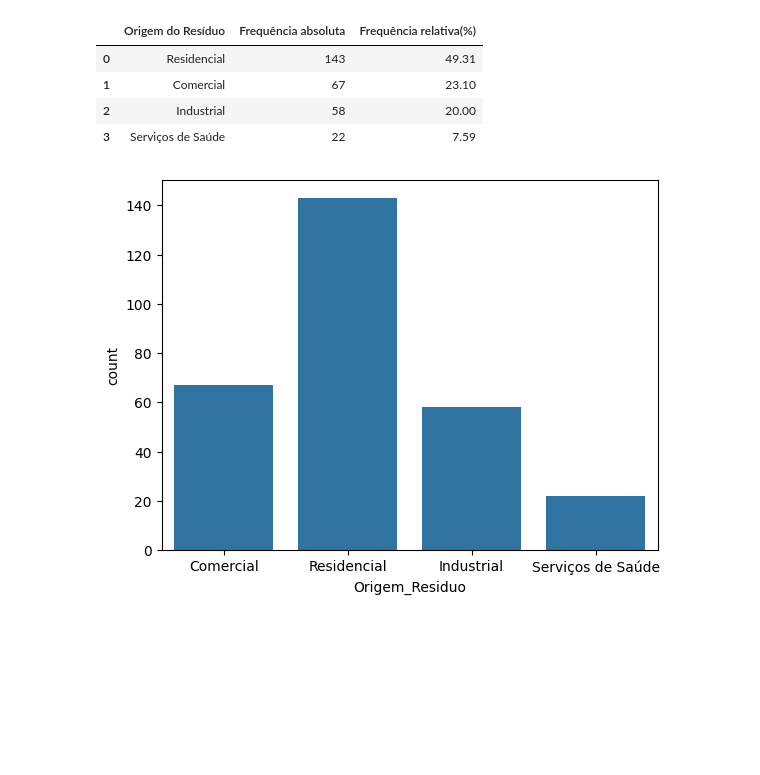
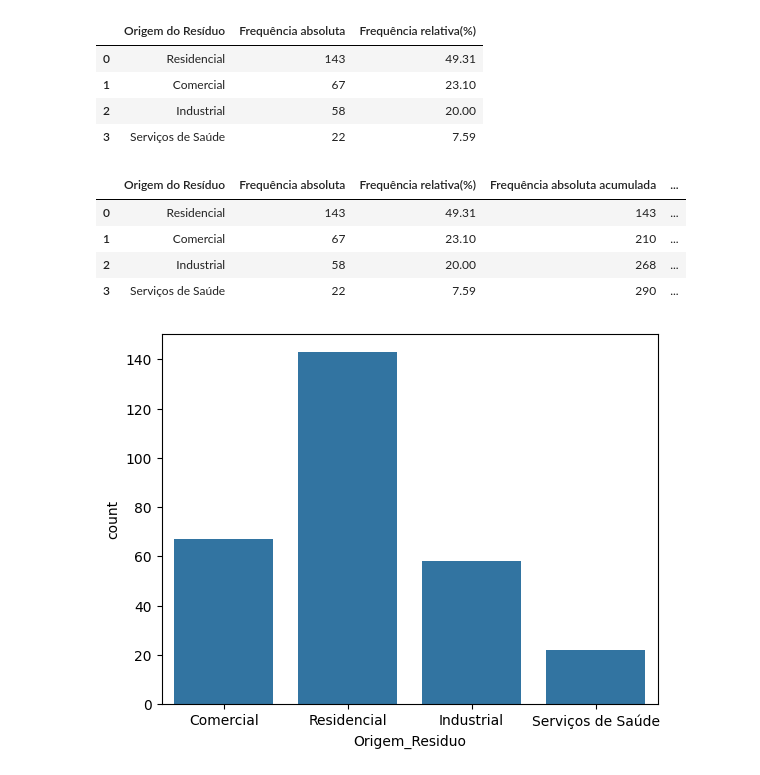
Before and after one commit to gobstech/Solid_Waste_Data_Analysis_Study, a Jupyter notebook: src/quali_var1.ipynb, the cells around one changed output. Drawn from its saved outputs; the diff is of its cells as text; code cells hidden in the pictures; blank space fills up the shorter version.

Commit message:
adicionando as frequencias relativas a absolutas acumuladas na tabela

```diff
--- a/src/quali_var1.ipynb
+++ b/src/quali_var1.ipynb
@@ -90,6 +90,17 @@ tabela_Dados_v_Origem_Residuo
 | 1 | Comercial | 67 | 23.10 |
 | 2 | Industrial | 58 | 20.00 |
 | 3 | Serviços de Saúde | 22 | 7.59 |
+# %%
+# inserção das frequências acumulativas relativa e absoluta na tabela
+tabela_Dados_v_Origem_Residuo['Frequência absoluta acumulada']=tabela_Dados_v_Origem_Residuo['Frequência absoluta'].cumsum()
+tabela_Dados_v_Origem_Residuo['Frequência relativa acumulada(%)']=tabela_Dados_v_Origem_Residuo['Frequência relativa(%)'].cumsum()
+tabela_Dados_v_Origem_Residuo
+# %% [output]
+|  | Origem do Resíduo | Frequência absoluta | Frequência relativa(%) | Frequência absoluta acumulada | ... |
+| 0 | Residencial | 143 | 49.31 | 143 | ... |
+| 1 | Comercial | 67 | 23.10 | 210 | ... |
+| 2 | Industrial | 58 | 20.00 | 268 | ... |
+| 3 | Serviços de Saúde | 22 | 7.59 | 290 | ... |
 # %%
 sns.countplot(x='Origem_Residuo',data=df)
 plt.show()
```
